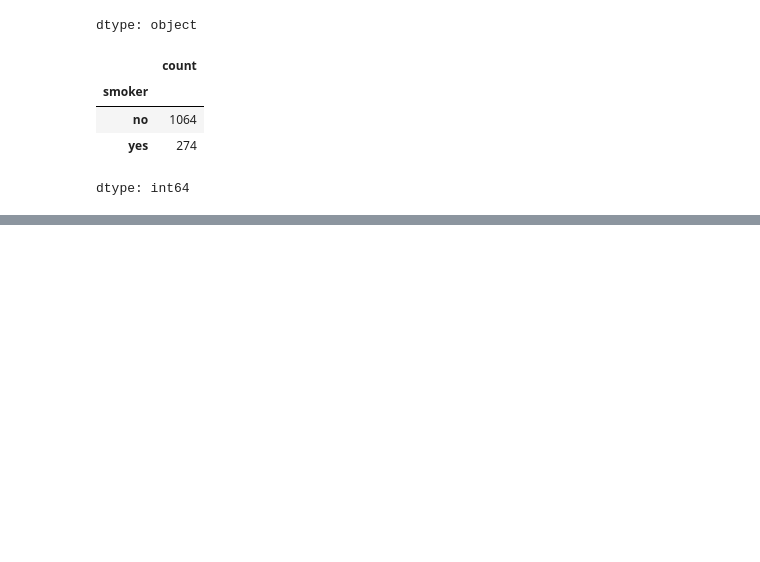
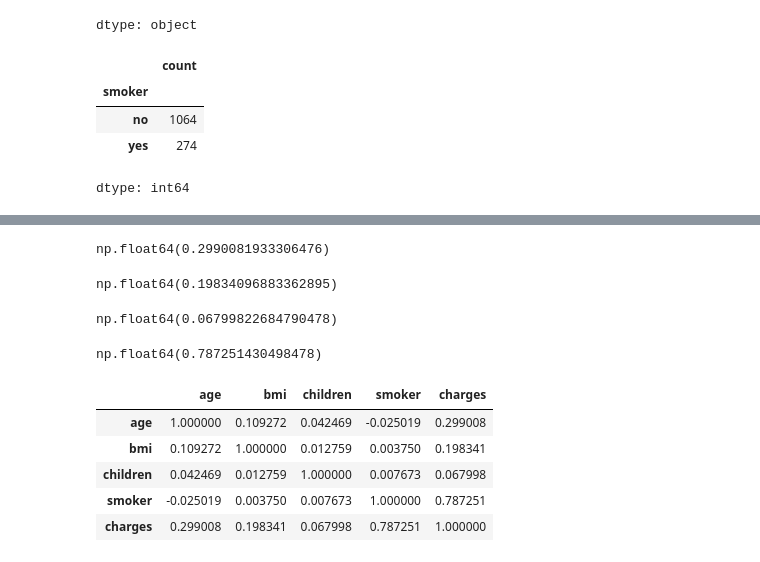
Before and after one commit to krishnasree5/health-insurance-prediction, a Jupyter notebook: HealthInsurancePrediction.ipynb, the cells around one changed output, grey strips where cells are left out. Drawn from its saved outputs; the diff is of its cells as text; code cells hidden in the pictures; blank space fills up the shorter version.

```diff
--- a/HealthInsurancePrediction.ipynb
+++ b/HealthInsurancePrediction.ipynb
@@ -144,0 +188,20 @@ smokerfig.show()
+# %%
+# how to numerically represent how close two vars are related => correlation coefficient
+medical_charges_data.charges.corr(medical_charges_data.age)
+# %% [output]
+np.float64(0.2990081933306476)
+# %%
+medical_charges_data.charges.corr(medical_charges_data.bmi)
+# %% [output]
+np.float64(0.19834096883362895)
+# %%
+medical_charges_data.charges.corr(medical_charges_data.children)
+# %% [output]
+np.float64(0.06799822684790478)
+# %%
+#for smokers => conver data to numerical
+smoker_vals = {'yes': 1, 'no': 0}
+medical_charges_data.smoker = medical_charges_data.smoker.map(smoker_vals)
+medical_charges_data.charges.corr(medical_charges_data.smoker)
+# %% [output]
+np.float64(0.787251430498478)
@@ -144,0 +210,9 @@ smokerfig.show()
+# %%
+correlation_without_region
+# %% [output]
+|  | age | bmi | children | smoker | charges |
+| age | 1.000000 | 0.109272 | 0.042469 | -0.025019 | 0.299008 |
+| bmi | 0.109272 | 1.000000 | 0.012759 | 0.003750 | 0.198341 |
+| children | 0.042469 | 0.012759 | 1.000000 | 0.007673 | 0.067998 |
+| smoker | -0.025019 | 0.003750 | 0.007673 | 1.000000 | 0.787251 |
+| charges | 0.299008 | 0.198341 | 0.067998 | 0.787251 | 1.000000 |
```
Also changed, not shown: parts of 14 cells of this notebook.
